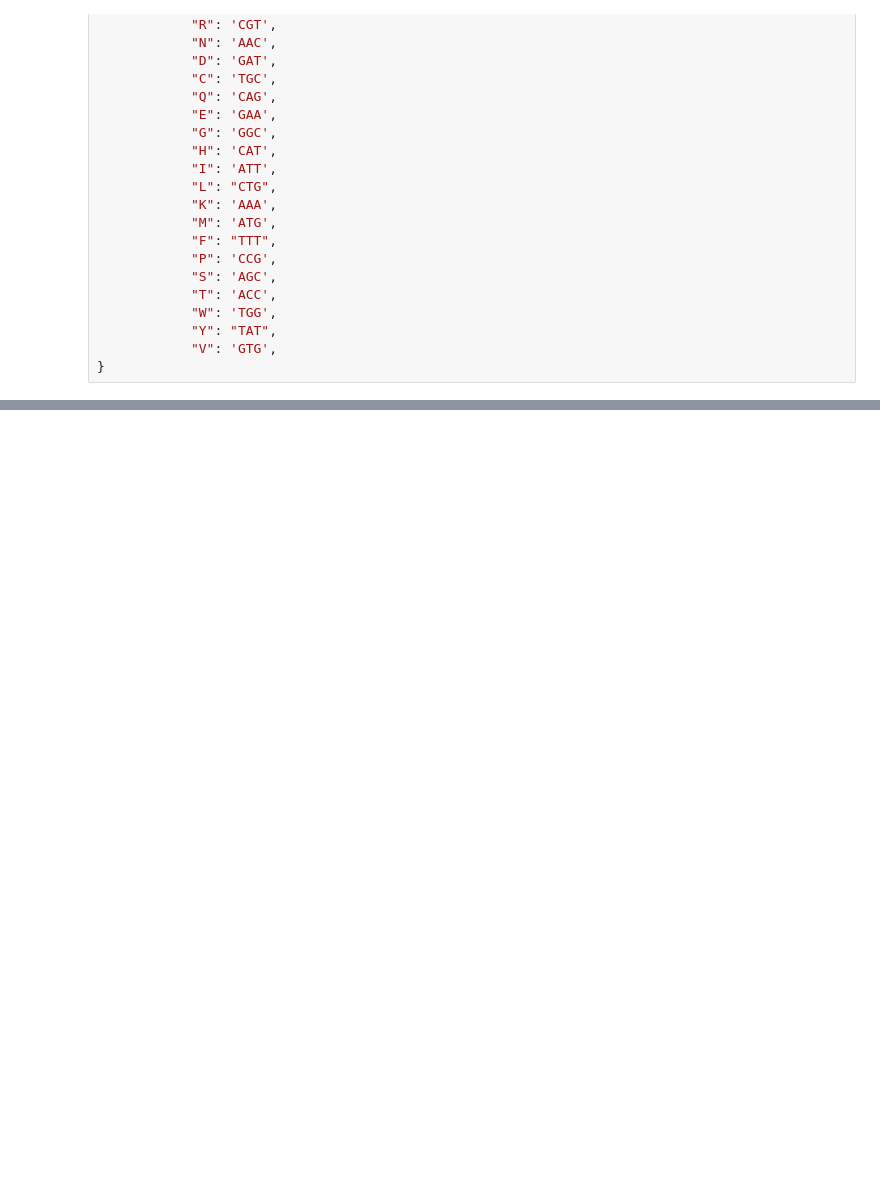
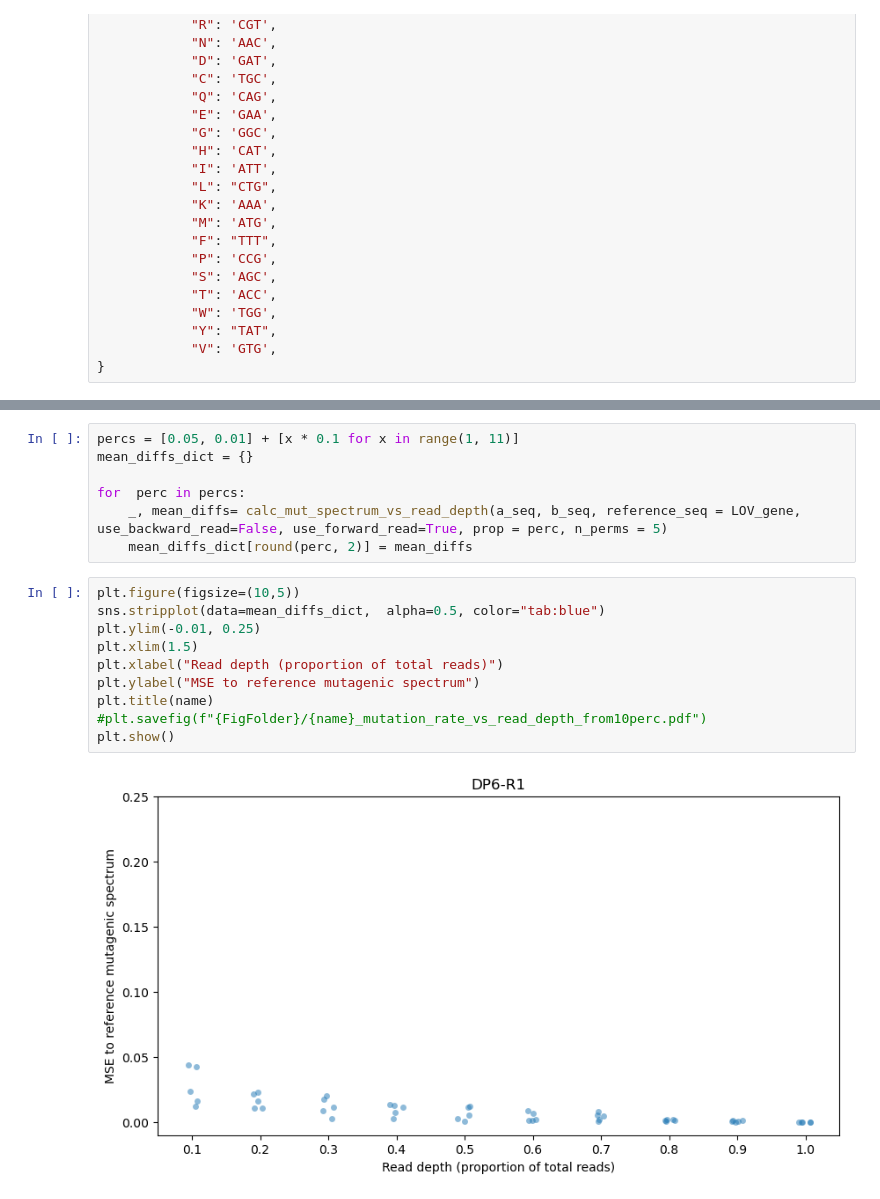
Before and after one commit to AliceHovsepyan/pogo_pance_draft, a Jupyter notebook: DMS_role_of_read_depth.ipynb, the cells around one changed output, grey strips where cells are left out. Drawn from its saved outputs; the diff is of its cells as text; blank space fills up the shorter version.

```diff
--- a/DMS_role_of_read_depth.ipynb
+++ b/DMS_role_of_read_depth.ipynb
@@ -99,0 +519,19 @@ ecoli_pref = { ### codons used for retron library (RL8) construction
+# %%
+percs = [0.05, 0.01] + [x * 0.1 for x in range(1, 11)]
+mean_diffs_dict = {}
+
+for  perc in percs:
+    _, mean_diffs= calc_mut_spectrum_vs_read_depth(a_seq, b_seq, reference_seq = LOV_gene, use_backward_read=False, use_forward_read=True, prop = perc, n_perms = 5)
+    mean_diffs_dict[round(perc, 2)] = mean_diffs
+# %%
+plt.figure(figsize=(10,5))
+sns.stripplot(data=mean_diffs_dict,  alpha=0.5, color="tab:blue")
+plt.ylim(-0.01, 0.25)
+plt.xlim(1.5)
+plt.xlabel("Read depth (proportion of total reads)")
+plt.ylabel("MSE to reference mutagenic spectrum")
+plt.title(name)
+#plt.savefig(f"{FigFolder}/{name}_mutation_rate_vs_read_depth_from10perc.pdf")
+plt.show()
+# %% [output]
+[figure, added]
```
Also changed, not shown: parts of 7 cells of this notebook, 1 other file.
